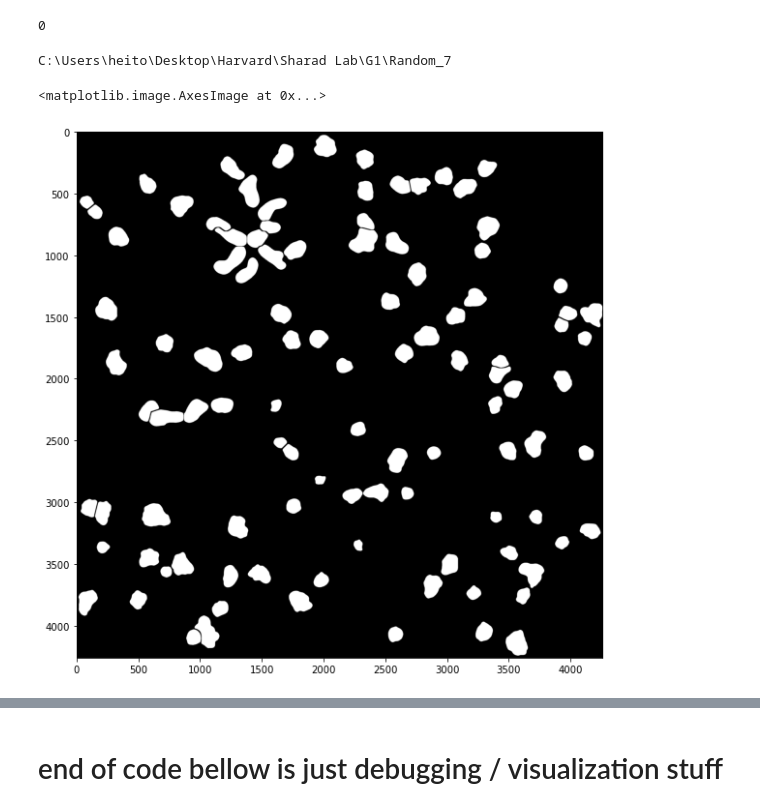
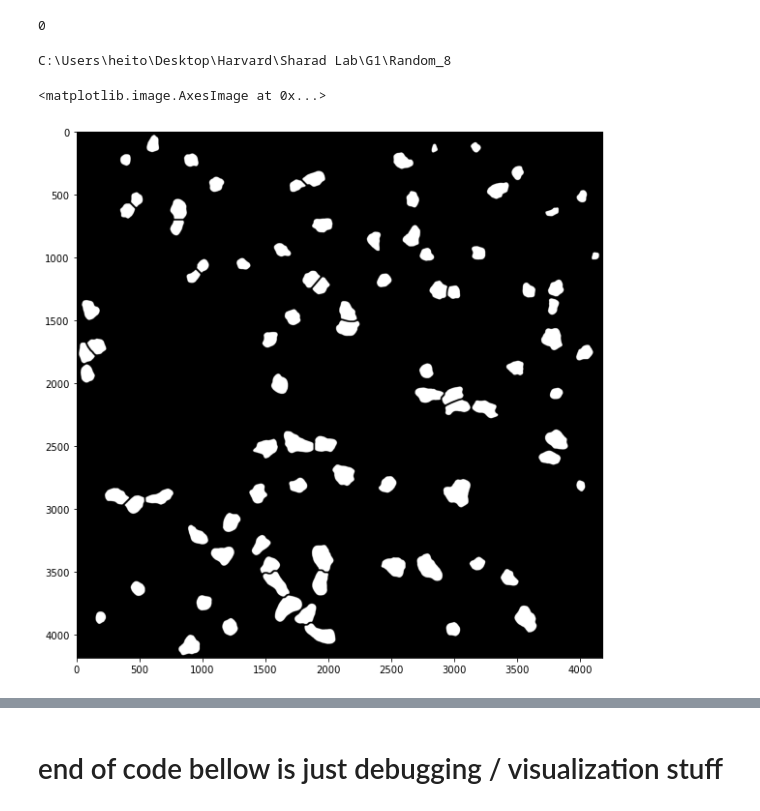
Before and after one commit to iamsmurph/SymBreak, a Jupyter notebook: scripting/obtain_metrics.ipynb, the cells around one changed output, grey strips where cells are left out. Cells and saved outputs as stored; diff of their text form; code cells hidden in the pictures.

```diff
--- a/scripting/obtain_metrics.ipynb
+++ b/scripting/obtain_metrics.ipynb
@@ -19,18 +19,18 @@ gc.collect()
 0
 # %%
 #insert path where images are located
-%cd C:\Users\heito\Desktop\Harvard\Sharad Lab\G1\Random_7
+%cd C:\Users\heito\Desktop\Harvard\Sharad Lab\G1\Random_8
 #import images
-img =cv2.imread('random_7_final_crop_masks.tif') #segmented and eroded image (normally from DAPI stain)
-img_gene1=cv2.imread('random_7_final_gene1.tif') #image of CDX2 gene expression
-img_gene2=cv2.imread('random_7_final_gene2.tif') #image of SOX1 gene expression
-img_gene3=cv2.imread('random_7_final_gene3.tif')
+img =cv2.imread('final_random_8_masks.tif') #segmented and eroded image (normally from DAPI stain)
+img_gene1=cv2.imread('final_random_8_gene1.tif') #image of CDX2 gene expression
+img_gene2=cv2.imread('final_random_8_gene2.tif') #image of SOX1 gene expression
+img_gene3=cv2.imread('final_random_8_gene3.tif')
 plt.figure(figsize=(10,10))
 plt.imshow(img)
 # %% [output]
-C:\Users\heito\Desktop\Harvard\Sharad Lab\G1\Random_7
+C:\Users\heito\Desktop\Harvard\Sharad Lab\G1\Random_8
 <matplotlib.image.AxesImage at 0x...>
-[figure, old version]
+[figure, new version]
 # %%
 def get_intersection(hey,initial_pos,epsilon,contour): #function that finds the intersection points and also returns sides of region(normal line)
     # hey contains the points of the skeleton
```
Also changed, not shown: parts of 3 cells of this notebook.
